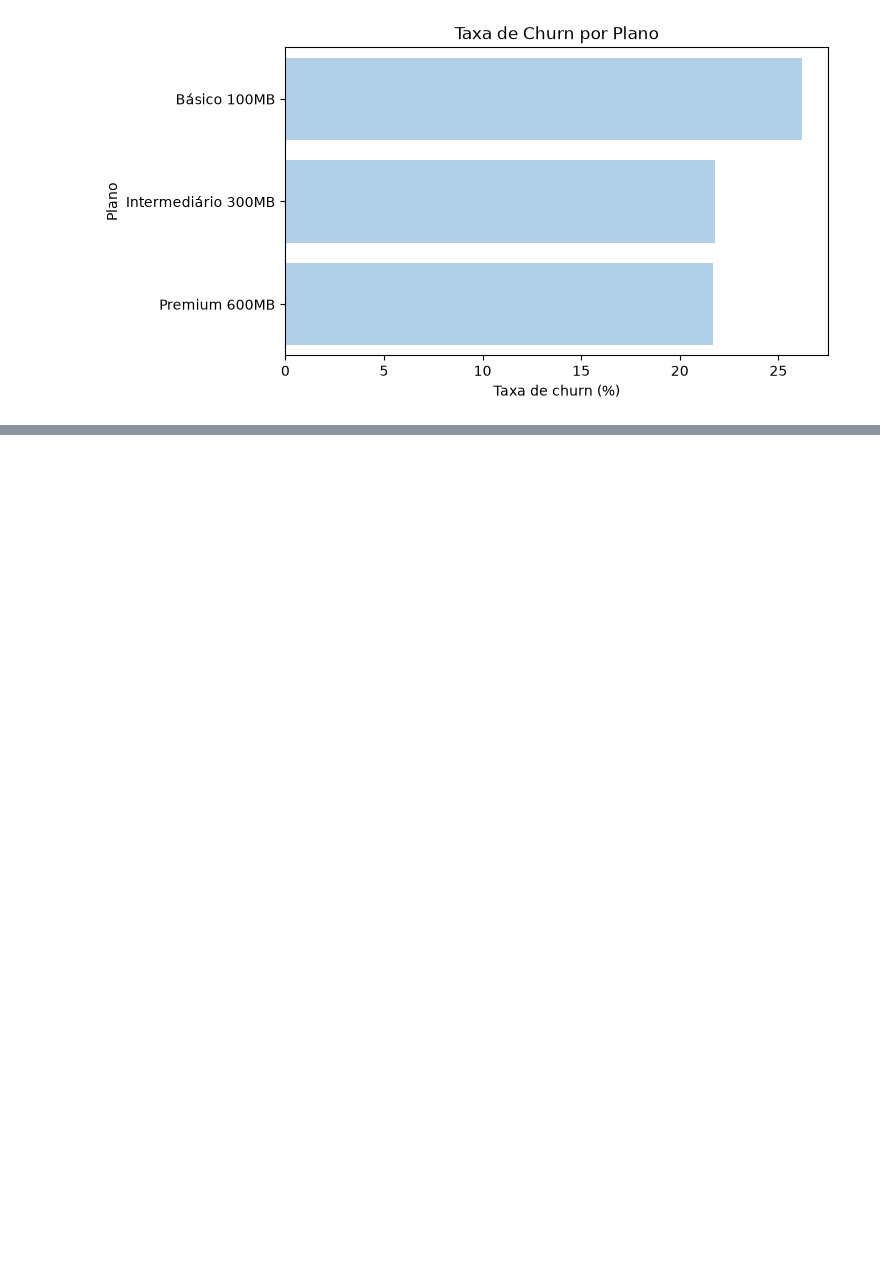
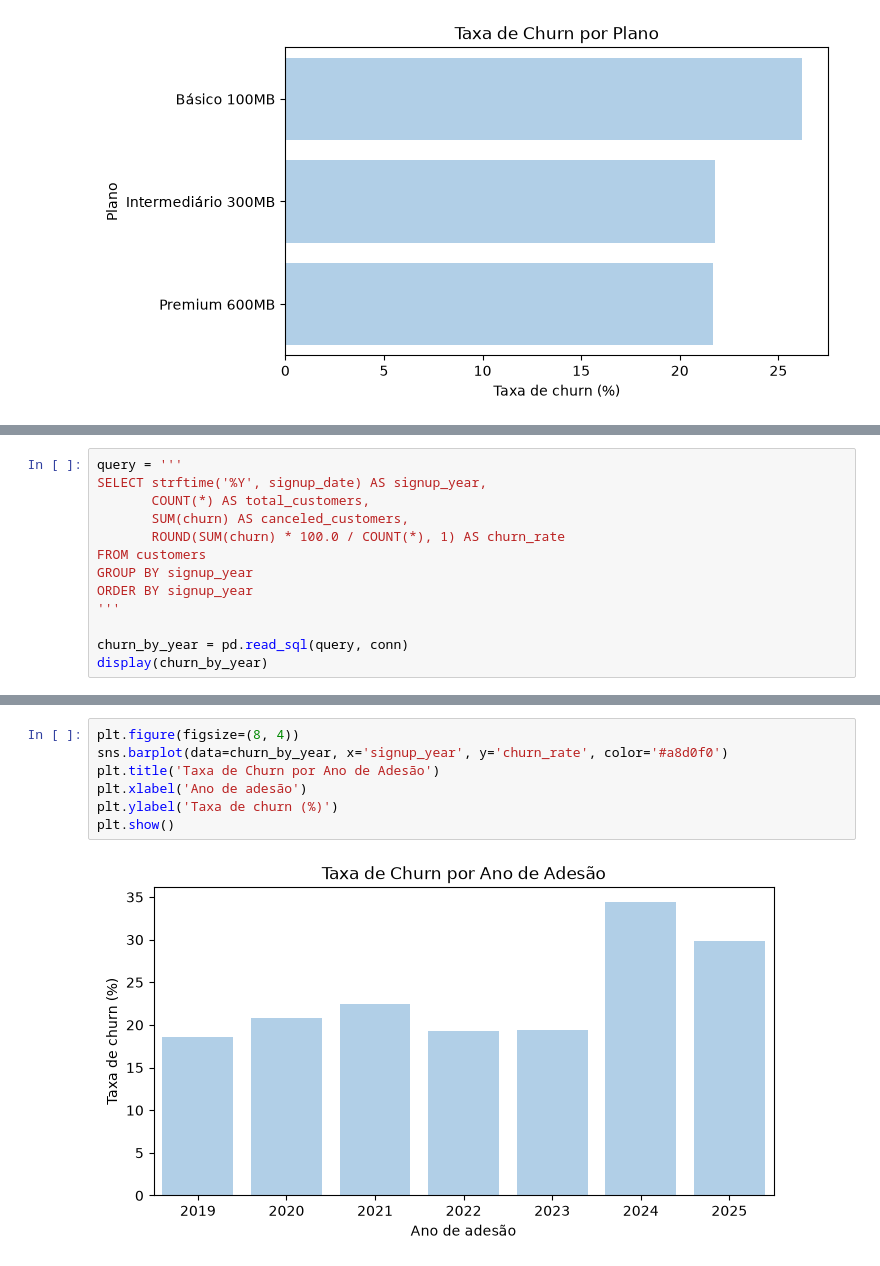
Before and after one commit to ricardo-paganini/subscription-churn-analysis, a Jupyter notebook: churn_analysis.ipynb, the cells around one changed output, grey strips where cells are left out. Drawn from its saved outputs; the diff is of its cells as text; blank space fills up the shorter version.

Commit message:
Add contract and plan observations and churn by signup year analysis

```diff
--- a/churn_analysis.ipynb
+++ b/churn_analysis.ipynb
@@ -505,0 +523,13 @@ plt.show()
+# %%
+query = '''
+SELECT strftime('%Y', signup_date) AS signup_year,
+       COUNT(*) AS total_customers,
+       SUM(churn) AS canceled_customers,
+       ROUND(SUM(churn) * 100.0 / COUNT(*), 1) AS churn_rate
+FROM customers
+GROUP BY signup_year
+ORDER BY signup_year
+'''
+
+churn_by_year = pd.read_sql(query, conn)
+display(churn_by_year)
@@ -505,0 +545,9 @@ plt.show()
+# %%
+plt.figure(figsize=(8, 4))
+sns.barplot(data=churn_by_year, x='signup_year', y='churn_rate', color='#a8d0f0')
+plt.title('Taxa de Churn por Ano de Adesão')
+plt.xlabel('Ano de adesão')
+plt.ylabel('Taxa de churn (%)')
+plt.show()
+# %% [output]
+[figure, added]
```
Also changed, not shown: parts of 3 cells of this notebook.
